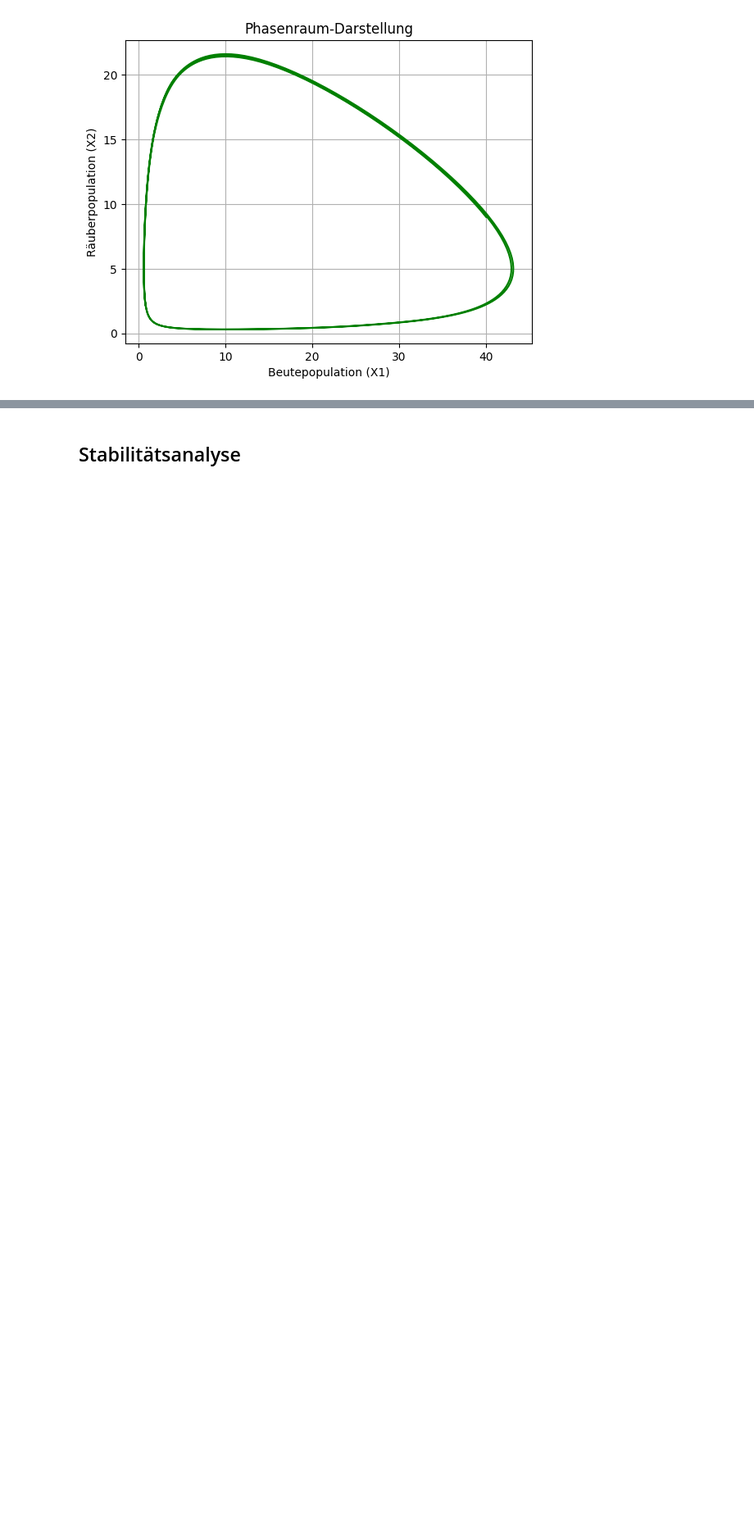
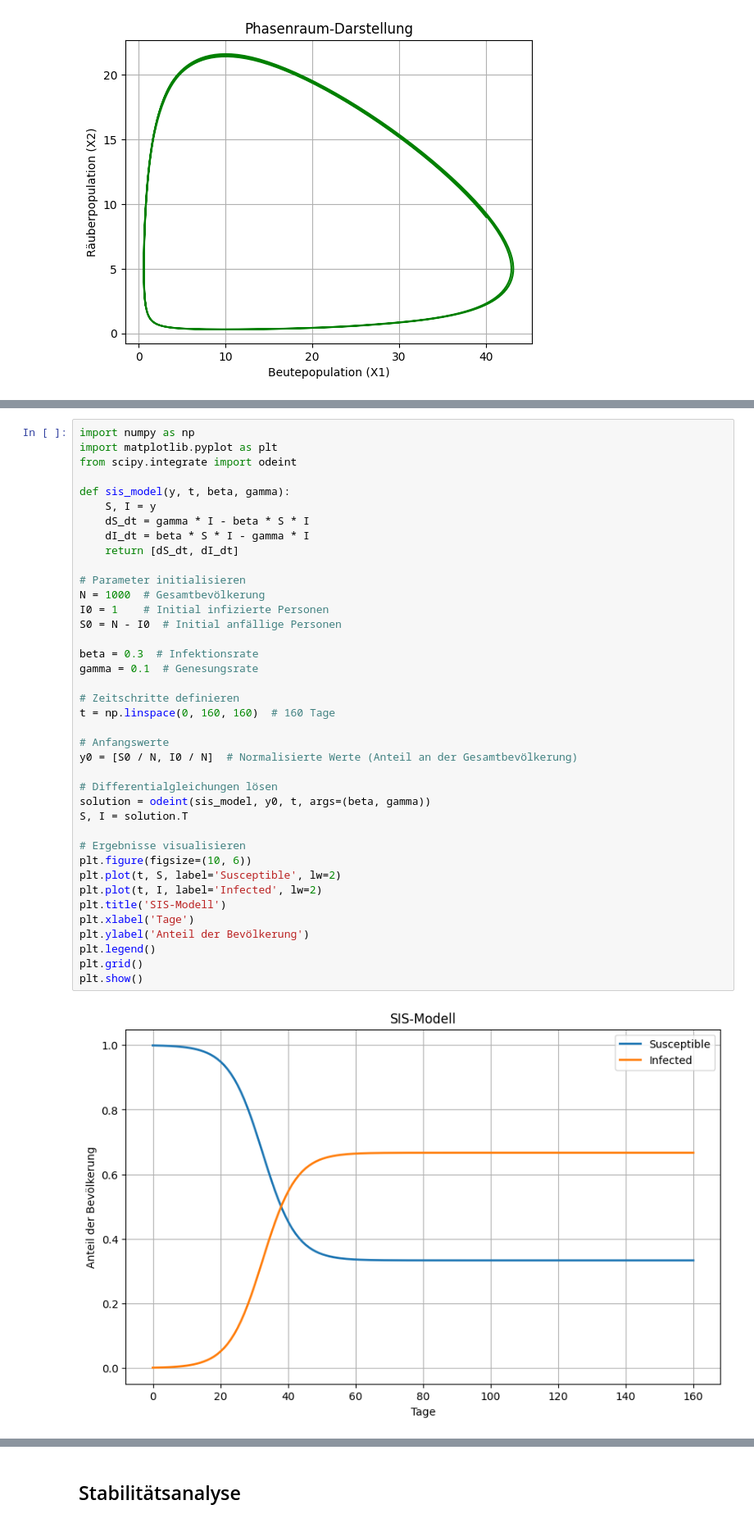
Before and after one commit to tombk556/MSM-Modellbildung-und-Modellanpassung, a Jupyter notebook: src/Rechner.ipynb, the cells around one changed output, grey strips where cells are left out. Shown at 82% size. Saved outputs shown, nothing was run; the diff lists cells and outputs as text; blank space fills up the shorter version.

```diff
--- a/src/Rechner.ipynb
+++ b/src/Rechner.ipynb
@@ -375,0 +422,41 @@ plt.show()
+# %%
+import numpy as np
+import matplotlib.pyplot as plt
+from scipy.integrate import odeint
+
+def sis_model(y, t, beta, gamma):
+    S, I = y
+    dS_dt = gamma * I - beta * S * I
+    dI_dt = beta * S * I - gamma * I
+    return [dS_dt, dI_dt]
+
+# Parameter initialisieren
+N = 1000  # Gesamtbevölkerung
+I0 = 1    # Initial infizierte Personen
+S0 = N - I0  # Initial anfällige Personen
+
+beta = 0.3  # Infektionsrate
+gamma = 0.1  # Genesungsrate
+
+# Zeitschritte definieren
+t = np.linspace(0, 160, 160)  # 160 Tage
+
+# Anfangswerte
+y0 = [S0 / N, I0 / N]  # Normalisierte Werte (Anteil an der Gesamtbevölkerung)
+
+# Differentialgleichungen lösen
+solution = odeint(sis_model, y0, t, args=(beta, gamma))
+S, I = solution.T
+
+# Ergebnisse visualisieren
+plt.figure(figsize=(10, 6))
+plt.plot(t, S, label='Susceptible', lw=2)
+plt.plot(t, I, label='Infected', lw=2)
+plt.title('SIS-Modell')
+plt.xlabel('Tage')
+plt.ylabel('Anteil der Bevölkerung')
+plt.legend()
+plt.grid()
+plt.show()
+# %% [output]
+[figure, added]
```
Also changed, not shown: parts of 15 cells of this notebook.
